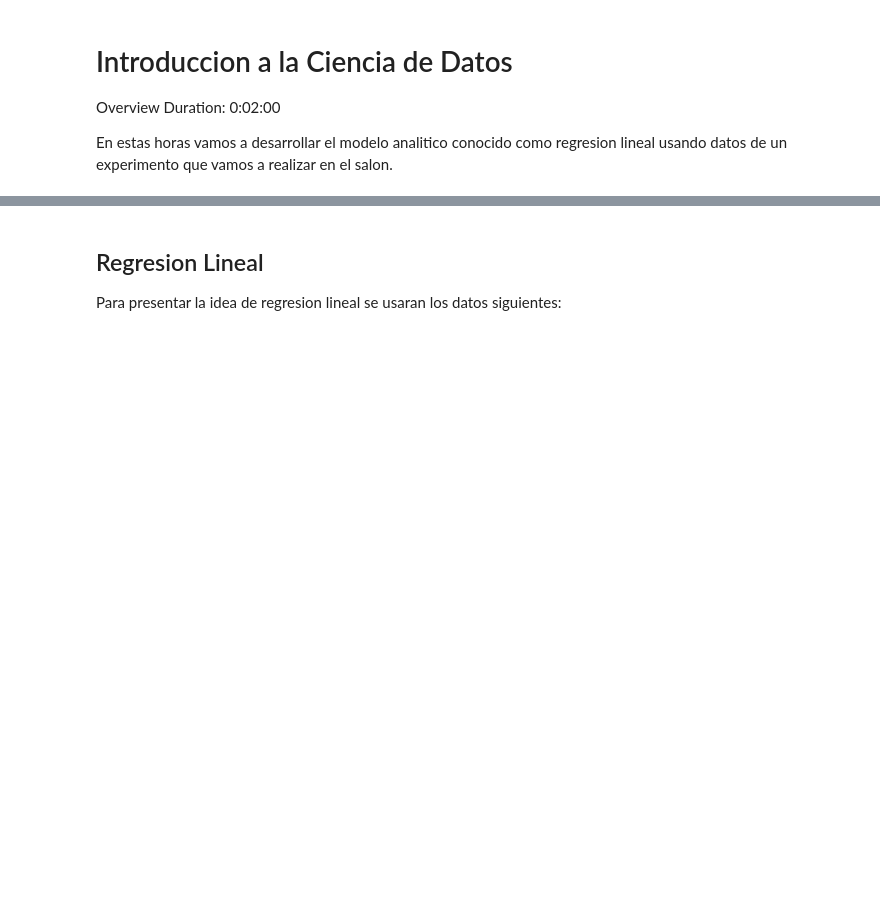
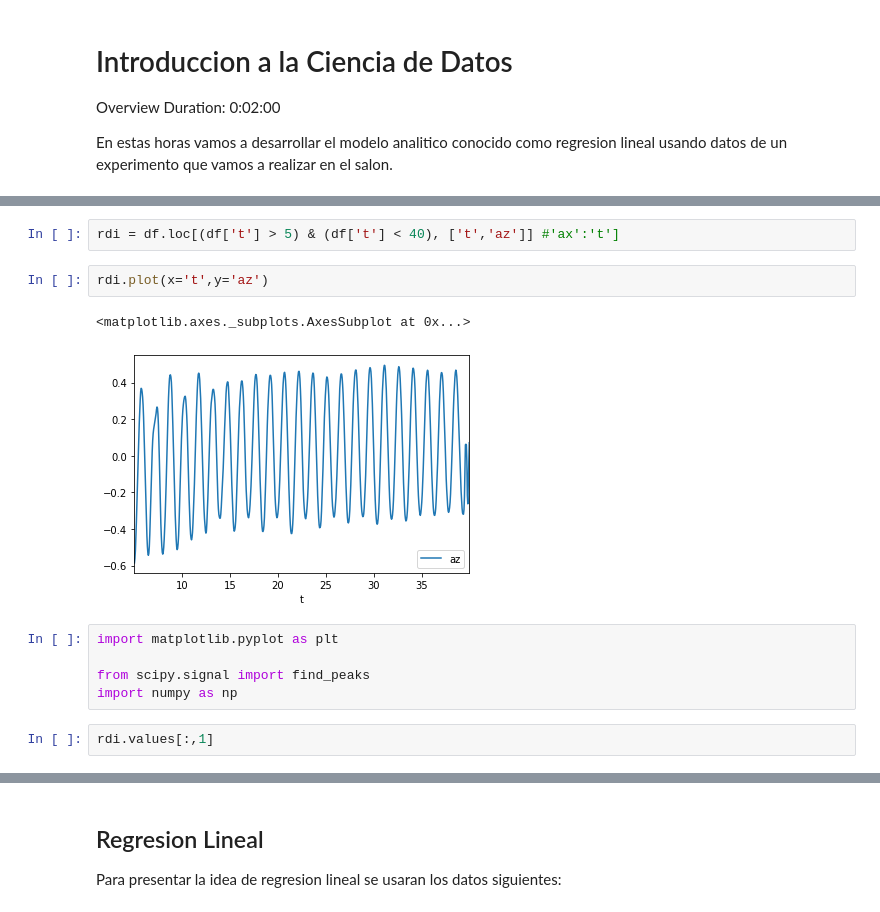
Before and after one commit to NefilimZbm/TallerPythonIntroCienciaDatos, a Jupyter notebook: 00_Ejemplo_TiposDatos.ipynb, the cells around one changed output, grey strips where cells are left out. Drawn from its saved outputs; the diff is of its cells as text; blank space fills up the shorter version.

```diff
--- a/00_Ejemplo_TiposDatos.ipynb
+++ b/00_Ejemplo_TiposDatos.ipynb
@@ -12,0 +73,14 @@ En estas horas vamos a desarrollar el modelo analitico conocido como regresion l
+# %%
+rdi = df.loc[(df['t'] > 5) & (df['t'] < 40), ['t','az']] #'ax':'t']
+# %%
+rdi.plot(x='t',y='az')
+# %% [output]
+<matplotlib.axes._subplots.AxesSubplot at 0x...>
+[figure, added]
+# %%
+import matplotlib.pyplot as plt
+
+from scipy.signal import find_peaks
+import numpy as np
+# %%
+rdi.values[:,1]
```
Also changed, not shown: parts of 40 cells of this notebook.
